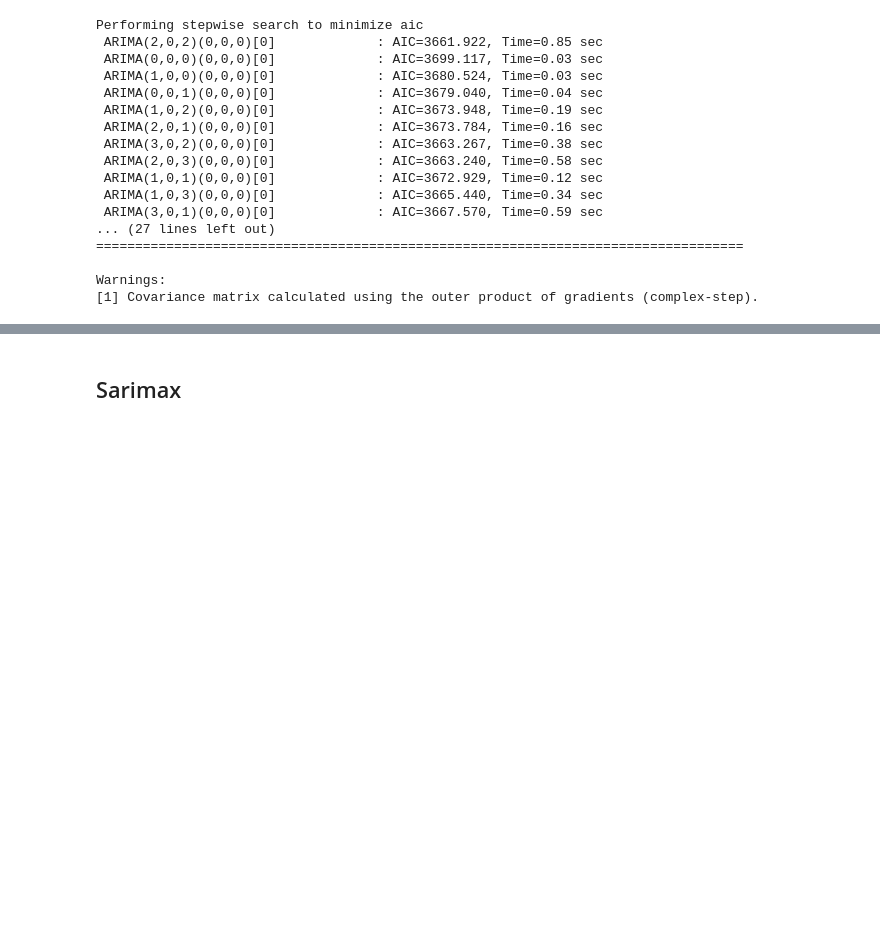
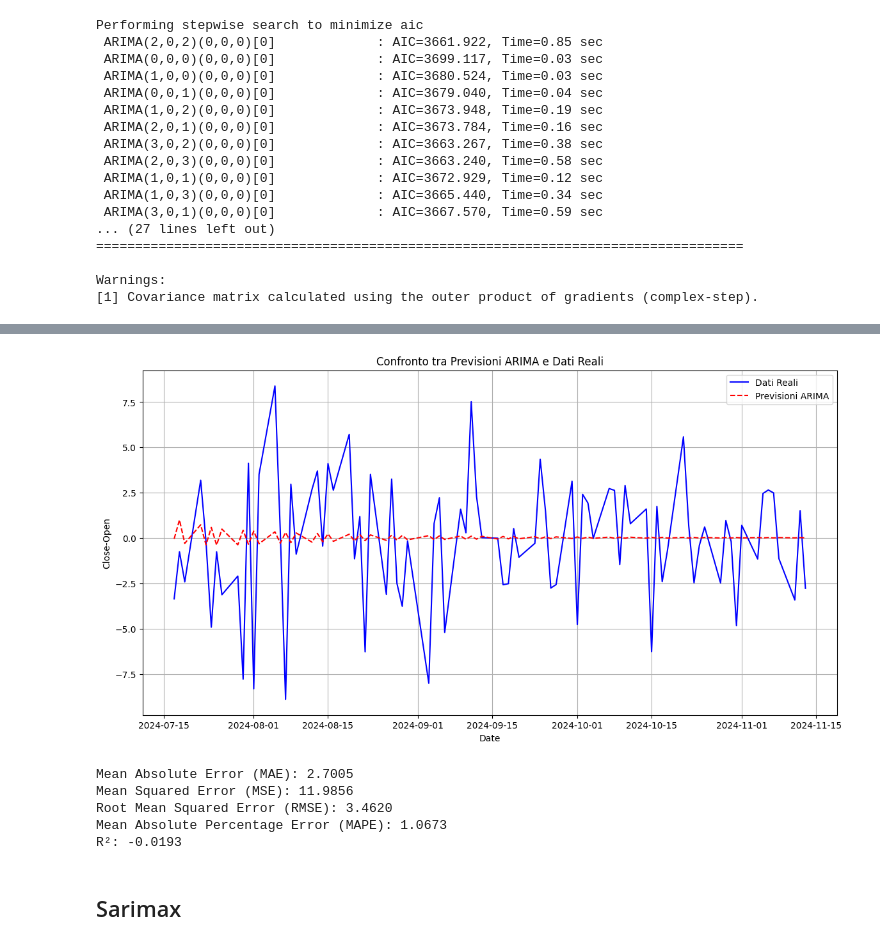
Before and after one commit to lucabellantee/Time-series-analysis, a Jupyter notebook: time_series_stocks copy.ipynb, the cells around one changed output, grey strips where cells are left out. Cells and saved outputs as stored; diff of their text form; code cells hidden in the pictures; blank space fills up the shorter version.

```diff
--- a/time_series_stocks copy.ipynb
+++ b/time_series_stocks copy.ipynb
@@ -354,3 +318,54 @@ plt.show()
+# %%
+import pandas as pd
+import matplotlib.pyplot as plt
+
+# Assumendo che il tuo modello SARIMAX sia già stato allenato e salvato in `results_base`
+# e che `test_data` sia un DataFrame contenente le colonne descritte.
+
+# Definire le variabili esogene e la variabile target
+
+y_true = test_data['Close-Open']
+
+# Fare la previsione con il modello SARIMAX
+predictions = results.get_forecast(steps=len(test_data))
+y_pred = predictions.predicted_mean
+
+# Impostare l'indice temporale per il grafico
+y_true.index = test_data['Date']
+y_pred.index = test_data['Date']
+
+# Creare il grafico
+plt.figure(figsize=(14, 7))
+plt.plot(y_true, label='Dati Reali', color='blue')
+plt.plot(y_pred, label='Previsioni ARIMA', color='red', linestyle='--')
+plt.xlabel('Date')
+plt.ylabel('Close-Open')
+plt.title('Confronto tra Previsioni ARIMA e Dati Reali')
+plt.legend()
+plt.grid(True)
+plt.show()
+# %% [output]
+[figure, added]
+# %%
+# Calcolare gli indicatori di valutazione
+mae = mean_absolute_error(y_true, y_pred)
+mse = mean_squared_error(y_true, y_pred)
+rmse = np.sqrt(mse)
+mape = mean_absolute_percentage_error(y_true, y_pred)
+r2 = r2_score(y_true, y_pred)
+
+# Stampare gli indicatori di valutazione
+print(f"Mean Absolute Error (MAE): {mae:.4f}")
+print(f"Mean Squared Error (MSE): {mse:.4f}")
+print(f"Root Mean Squared Error (RMSE): {rmse:.4f}")
+print(f"Mean Absolute Percentage Error (MAPE): {mape:.4f}")
+print(f"R²: {r2:.4f}")
+# %% [output]
+Mean Absolute Error (MAE): 2.7005
+Mean Squared Error (MSE): 11.9856
+Root Mean Squared Error (RMSE): 3.4620
+Mean Absolute Percentage Error (MAPE): 1.0673
+R²: -0.0193
 # %% [markdown]
 ## Sarimax
 # %% [markdown]
```
Also changed, not shown: parts of 7 cells of this notebook.
